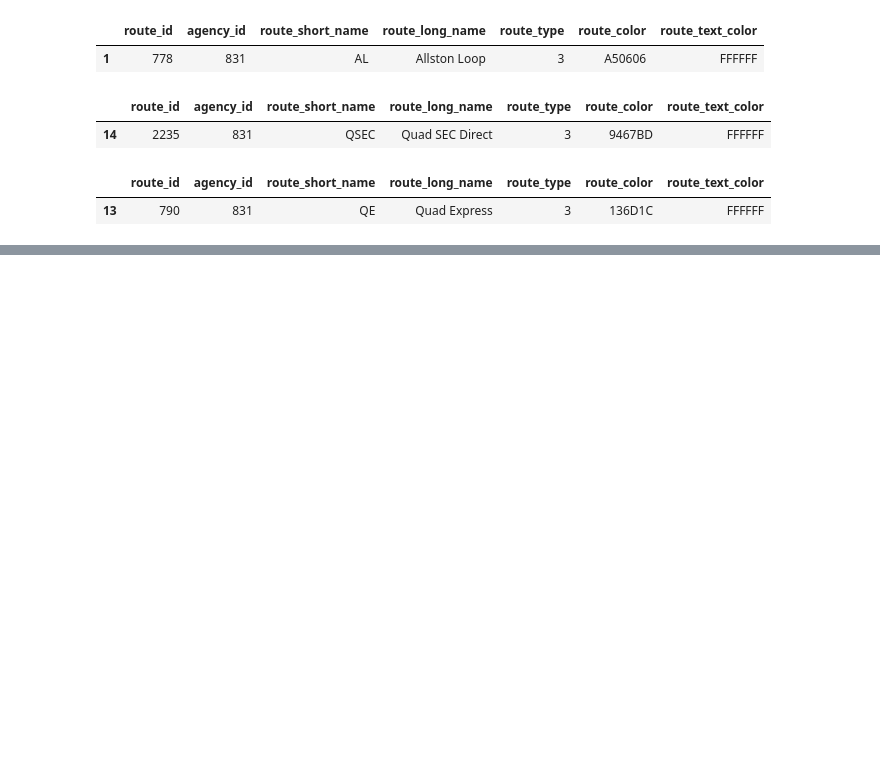
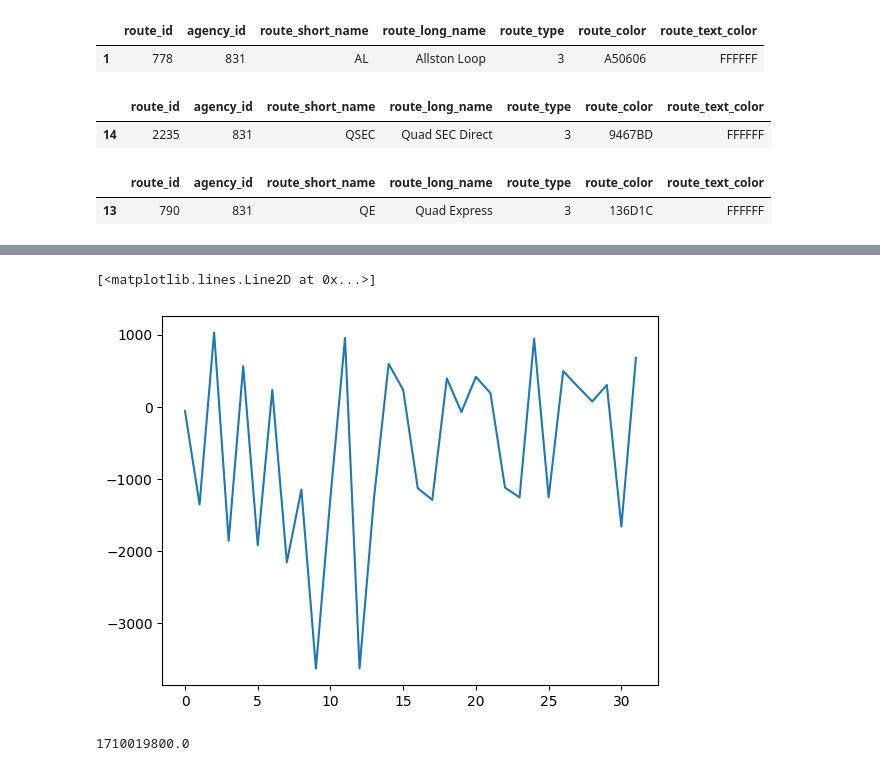
Before and after one commit to iliang1234/CS178-Passio-Go, a Jupyter notebook: test.ipynb, the cells around one changed output, grey strips where cells are left out. Cells and saved outputs as stored; diff of their text form; code cells hidden in the pictures; blank space fills up the shorter version.

```diff
--- a/test.ipynb
+++ b/test.ipynb
@@ -181,0 +252,12 @@ Name: entity, dtype: object
+# %%
+diff_time_list = [actual_time_list[i] - pred_time_list[i] for i in range(min(len(actual_time_list), len(pred_time_list)))]
+plt.plot(diff_time_list)
+# %% [output]
+[<matplotlib.lines.Line2D at 0x...>]
+[figure, added]
+# %%
+time_tuple = time.strptime('2024-03-09 16:30:00', '%Y-%m-%d %H:%M:%S')
+time_epoch = time.mktime(time_tuple)
+time_epoch
+# %% [output]
+1710019800.0
```
Also changed, not shown: parts of 10 cells of this notebook, 3 other files.
